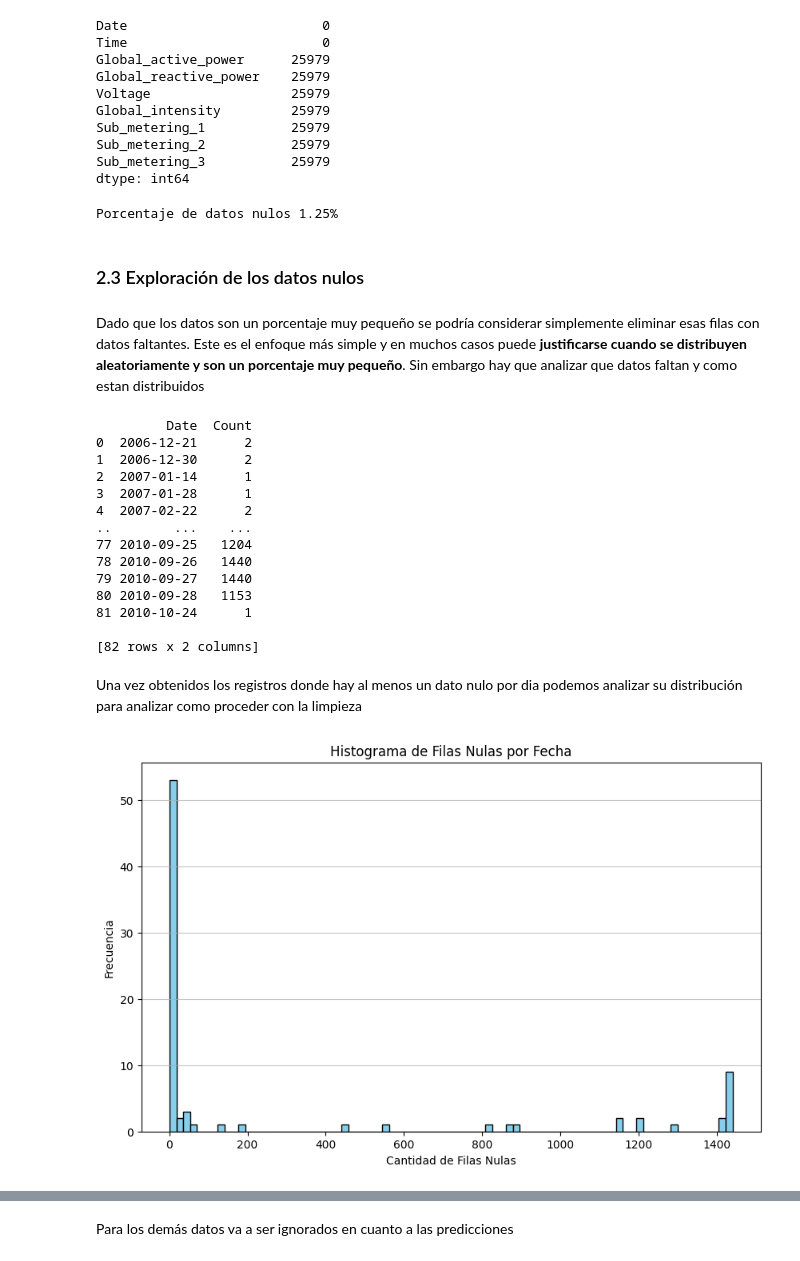
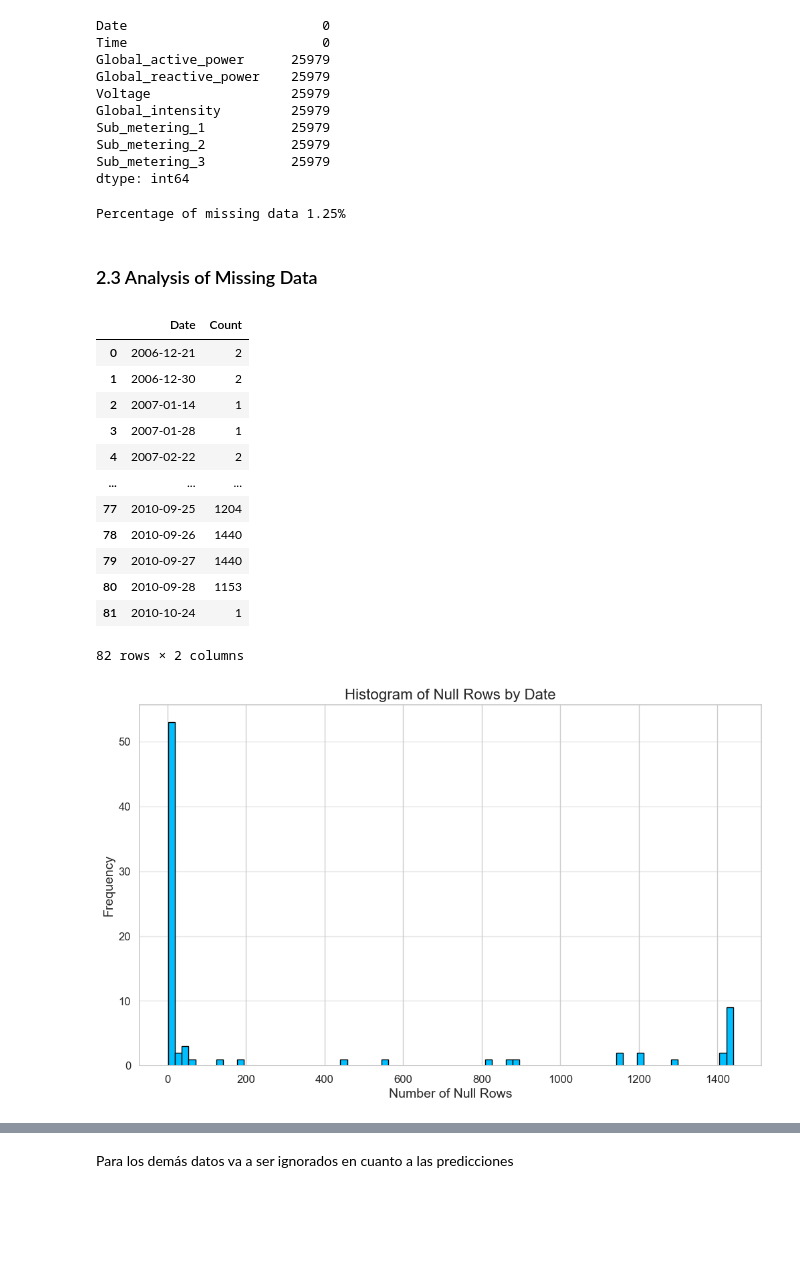
Before and after one commit to matgoni/Household_Power_Consumption, a Jupyter notebook: IHPC.ipynb, the cells around one changed output, grey strips where cells are left out. Saved outputs shown, nothing was run; the diff lists cells and outputs as text; code cells hidden in the pictures; blank space fills up the shorter version.

```diff
--- a/IHPC.ipynb
+++ b/IHPC.ipynb
@@ -92 +107,6 @@ X_clean[columns_to_float] = X_clean[columns_to_float].apply(lambda col: pd.to_nu
+# %%
+X['Date'] = pd.to_datetime(X['Date'], format='%d/%m/%Y')
+
+columns_to_float = ['Global_active_power', 'Global_reactive_power', 'Voltage', 'Global_intensity', 'Sub_metering_1', 'Sub_metering_2']
+X[columns_to_float] = X[columns_to_float].apply(lambda col: pd.to_numeric(col, errors='coerce'))
 # %%
@@ -125,45 +144,52 @@ Sub_metering_2           25979
 Sub_metering_3           25979
 dtype: int64
 # %%
-valores_nulos = 25979
-valores_totales = 2075259
-print(f'Porcentaje de datos nulos {valores_nulos/valores_totales*100:.2f}%')
+total_entries = 2075259
+null_entries = 25979
+print(f'Percentage of missing data {null_entries/total_entries*100:.2f}%')
 # %% [output]
-Porcentaje de datos nulos 1.25%
+Percentage of missing data 1.25%
 # %% [markdown]
-### 2.3 Exploración de los datos nulos
+### 2.3 Analysis of Missing Data
-# %% [markdown]
-Dado que los datos son un porcentaje muy pequeño se podría considerar simplemente eliminar esas filas con datos faltantes. Este es el enfoque más simple y en muchos casos puede **justificarse cuando se distribuyen aleatoriamente y son un porcentaje muy pequeño**. Sin embargo hay que analizar que datos faltan y como estan distribuidos
 # %%
-filas_con_nulos = X_clean[X_clean.isnull().any(axis=1)]
-nulos_por_fecha = filas_con_nulos.groupby('Date').size().reset_index(name='Count')
-print(nulos_por_fecha)
+# Identifying rows with missing values
+rows_with_nulls = X[X.isnull().any(axis=1)]
+
+# Grouping missing values by date and counting them
+nulls_by_date = rows_with_nulls.groupby('Date').size().reset_index(name='Count')
+
+# Printing the result
+nulls_by_date
 # %% [output]
+|  | Date | Count |
+| 0 | 2006-12-21 | 2 |
+| 1 | 2006-12-30 | 2 |
+| 2 | 2007-01-14 | 1 |
+| 3 | 2007-01-28 | 1 |
+| 4 | 2007-02-22 | 2 |
+| ... | ... | ... |
+| 77 | 2010-09-25 | 1204 |
+| 78 | 2010-09-26 | 1440 |
+| 79 | 2010-09-27 | 1440 |
+| 80 | 2010-09-28 | 1153 |
+| 81 | 2010-10-24 | 1 |
-         Date  Count
-0  2006-12-21      2
-1  2006-12-30      2
-2  2007-01-14      1
-3  2007-01-28      1
-4  2007-02-22      2
-..        ...    ...
-77 2010-09-25   1204
-78 2010-09-26   1440
-79 2010-09-27   1440
-80 2010-09-28   1153
-81 2010-10-24      1
-
-[82 rows x 2 columns]
+82 rows × 2 columns
-# %% [markdown]
-Una vez obtenidos los registros donde hay al menos un dato nulo por dia podemos analizar su distribución para analizar como proceder con la limpieza
 # %%
-nulos_por_fecha["Date"] = pd.to_datetime(nulos_por_fecha["Date"])
-plt.figure(figsize=(10, 6))
-plt.hist(nulos_por_fecha["Count"], bins=len(nulos_por_fecha),color='skyblue', edgecolor='black')
-plt.title("Histograma de Filas Nulas por Fecha")
-plt.xlabel("Cantidad de Filas Nulas")
-plt.ylabel("Frecuencia")
-plt.grid(axis='y', alpha=0.75)
+# Applying a seaborn style
+sns.set(style="whitegrid")
 
+# Converting 'Date' column to datetime
+nulls_by_date["Date"] = pd.to_datetime(nulls_by_date["Date"])
+
+# Creating a histogram for null rows by date
+plt.figure(figsize=(12, 7))
+plt.hist(nulls_by_date["Count"], bins=len(nulls_by_date), color='deepskyblue', edgecolor='black')
+plt.title("Histogram of Null Rows by Date", fontsize=16)
+plt.xlabel("Number of Null Rows", fontsize=14)
+plt.ylabel("Frequency", fontsize=14)
+plt.grid(axis='y', alpha=0.5)
+plt.xticks(fontsize=12)
+plt.yticks(fontsize=12)
 plt.show()
 # %% [output]
-[figure, old version]
+[figure, new version]
```
Also changed, not shown: parts of 50 cells of this notebook.
